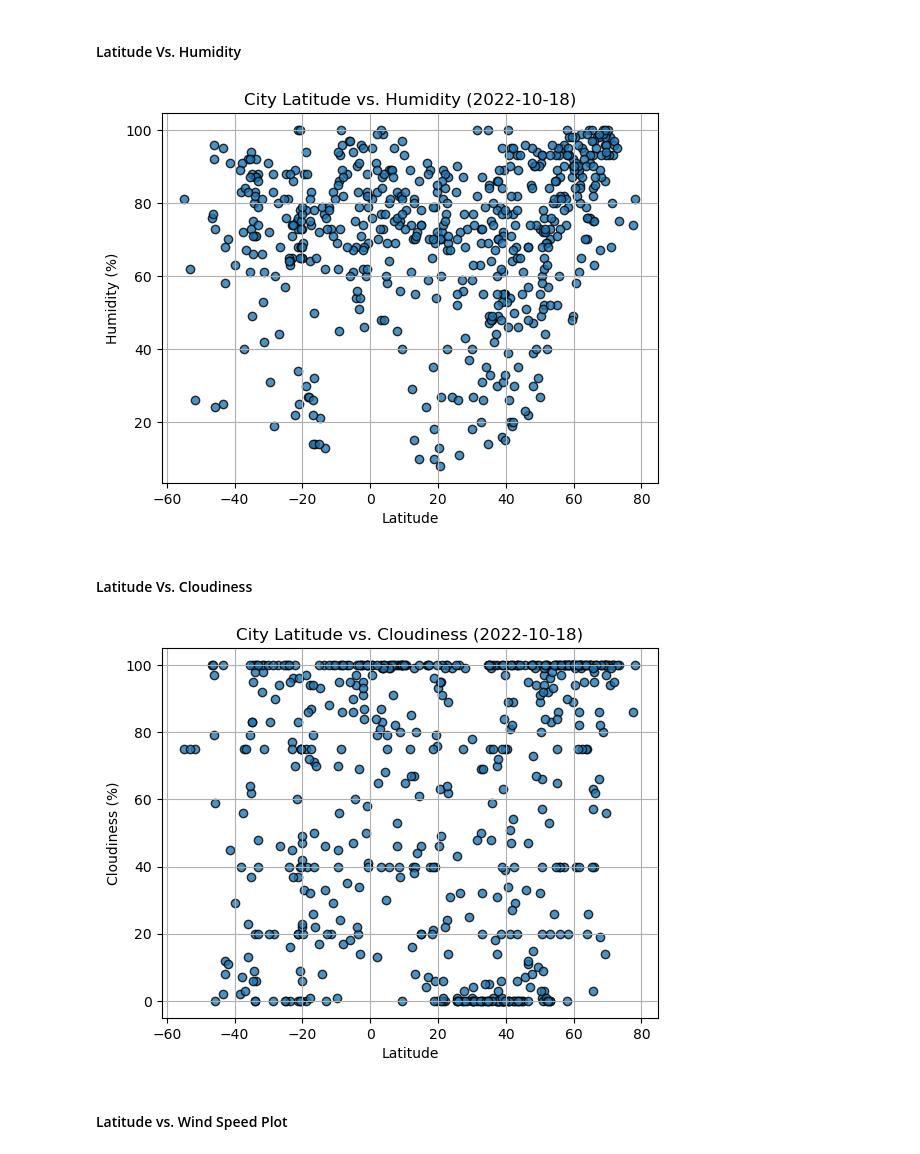
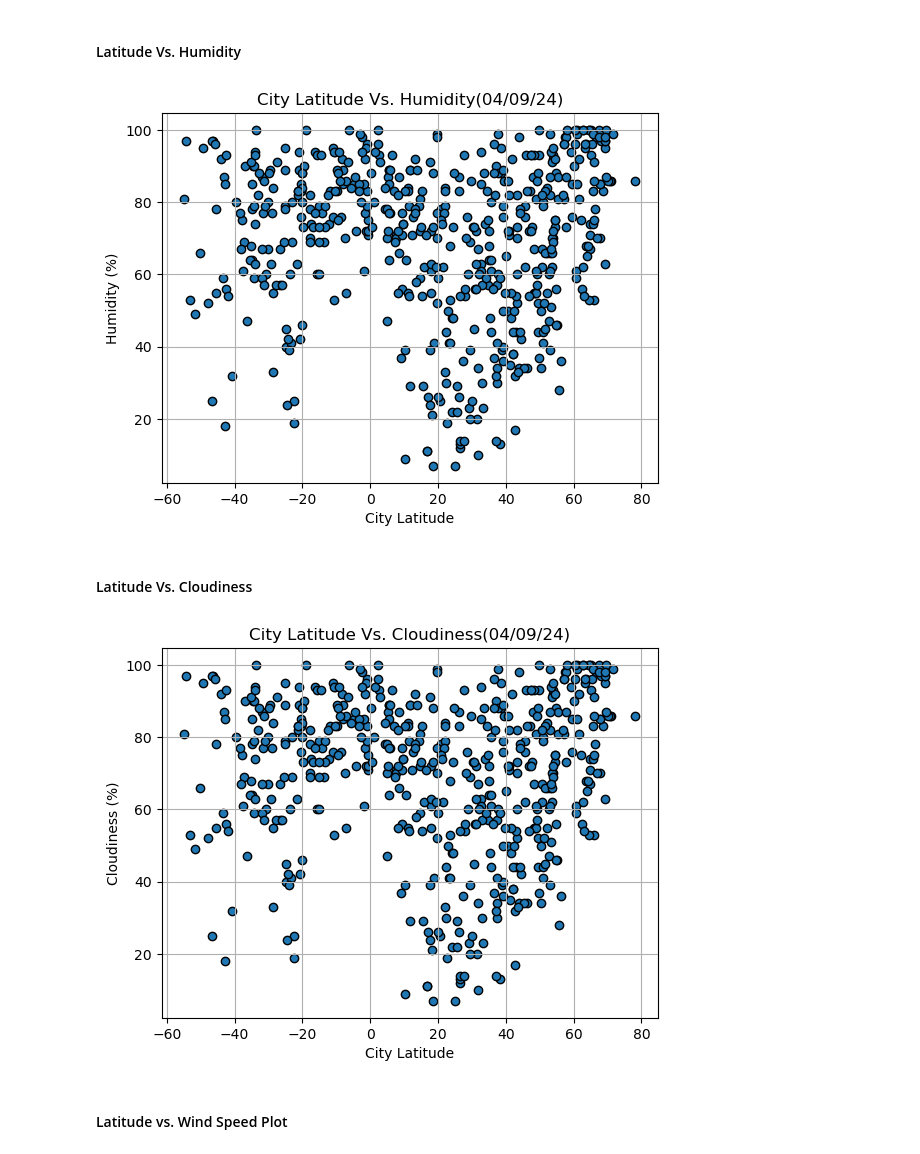
Before and after one commit to yiwen2024/python-api-challenge, a Jupyter notebook: Weatherpy/WeatherPy.ipynb, the cells around one changed output. Saved outputs shown, nothing was run; the diff lists cells and outputs as text; code cells hidden in the pictures.

```diff
--- a/Weatherpy/WeatherPy.ipynb
+++ b/Weatherpy/WeatherPy.ipynb
@@ -154,5 +167,8 @@ KeyError: 'Lat'
 # %%
-# Display sample data
+# Read exported data
+city_data_df = pd.read_csv("../output_data/cities.csv")
+
+# Display the saved data
 city_data_df.head()
 # %% [output]
 |  | City | Lat | Lng | Max Temp | Humidity | Cloudiness | Wind Speed | Country | Date |
@@ -164,3 +179,0 @@ city_data_df.head()
-# %%
-# Convert datetime to readable date format
-city_data_df['Date']=(pd.to_datetime(city_data_df['Date'],unit='s')).dt.date
@@ -170,6 +179,0 @@ city_data_df.to_csv("output_data/cities.csv", index_label="City_ID")
-# %%
-# Read saved data
-city_data_df = pd.read_csv("output_data/cities.csv", index_col="City_ID")
-
-# Display sample data
-city_data_df.head()
@@ -209,46 +217,44 @@ NameError: name 'max_temps' is not defined
 #### Latitude Vs. Humidity
 # %%
 # Build the scatter plots for latitude vs. humidity
-plt.scatter(lats,
-            humidity,
-           edgecolor="black", linewidth=1, marker="o",
-           alpha=0.8, label="Cities")
+plt.scatter(city_data_df["Lat"],
+            city_data_df["Humidity"],
+            marker="o", edgecolor="black")
 
 # Incorporate the other graph properties
 plt.title("City Latitude Vs. Humidity(%s)" % time.strftime("%x"))
 plt.ylabel("Humidity (%)")
-plt.xlabel("Latitude")
-plt.grid(True)
+plt.xlabel("City Latitude")
+plt.grid()
 
 # Save the figure
-plt.savefig("output_data/Fig2.png")
+plt.savefig("../output_data/Fig2.png")
 
 # Show plot
 plt.show()
 # %% [output]
-[figure, old version]
+[figure, new version]
 # %% [markdown]
 #### Latitude Vs. Cloudiness
 # %%
 # Build the scatter plots for latitude vs. cloudiness
-plt.scatter(lats,
-            cloudiness,
-           edgecolor="black", linewidth=1, marker="o",
-           alpha=0.8, label="Cities")
+plt.scatter(city_data_df["Lat"],
+            city_data_df["Humidity"],
+            marker="o", edgecolor="black")
 
 # Incorporate the other graph properties
 plt.title("City Latitude Vs. Cloudiness(%s)" % time.strftime("%x"))
 plt.ylabel("Cloudiness (%)")
-plt.xlabel("Latitude")
-plt.grid(True)
+plt.xlabel("City Latitude")
+plt.grid()
 
 # Save the figure
-plt.savefig("output_data/Fig3.png")
+plt.savefig("../output_data/Fig3.png")
 
 # Show plot
 plt.show()
 # %% [output]
-[figure, old version]
+[figure, new version]
 # %% [markdown]
 #### Latitude vs. Wind Speed Plot
 # %%
```
Also changed, not shown: parts of 38 cells of this notebook, 13 other files.
